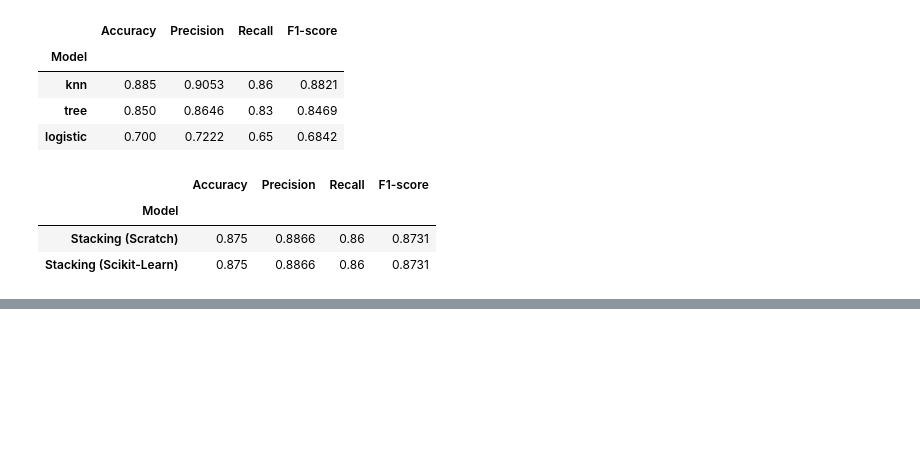
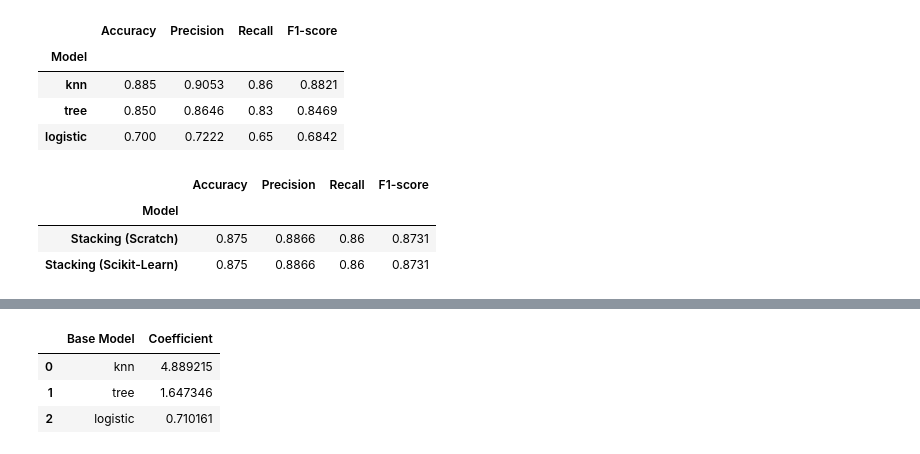
Before and after one commit to AHMAD-ALI5/machine-learning-from-scratch, a Jupyter notebook: machine-learning-from-scratch/ensemble learning/04_stacking.ipynb, the cells around one changed output, grey strips where cells are left out. Cells and saved outputs as stored; diff of their text form; code cells hidden in the pictures; blank space fills up the shorter version.

```diff
--- a/machine-learning-from-scratch/ensemble learning/04_stacking.ipynb
+++ b/machine-learning-from-scratch/ensemble learning/04_stacking.ipynb
@@ -230,0 +246,12 @@ comparison.round(4)
+# %%
+meta_coefficients = pd.DataFrame({
+    "Base Model": [name for name, _ in base_models],
+    "Coefficient": stacking_scratch.meta_model_.coef_[0]
+})
+
+meta_coefficients
+# %% [output]
+|  | Base Model | Coefficient |
+| 0 | knn | 4.889215 |
+| 1 | tree | 1.647346 |
+| 2 | logistic | 0.710161 |
```
Also changed, not shown: parts of 2 cells of this notebook.
